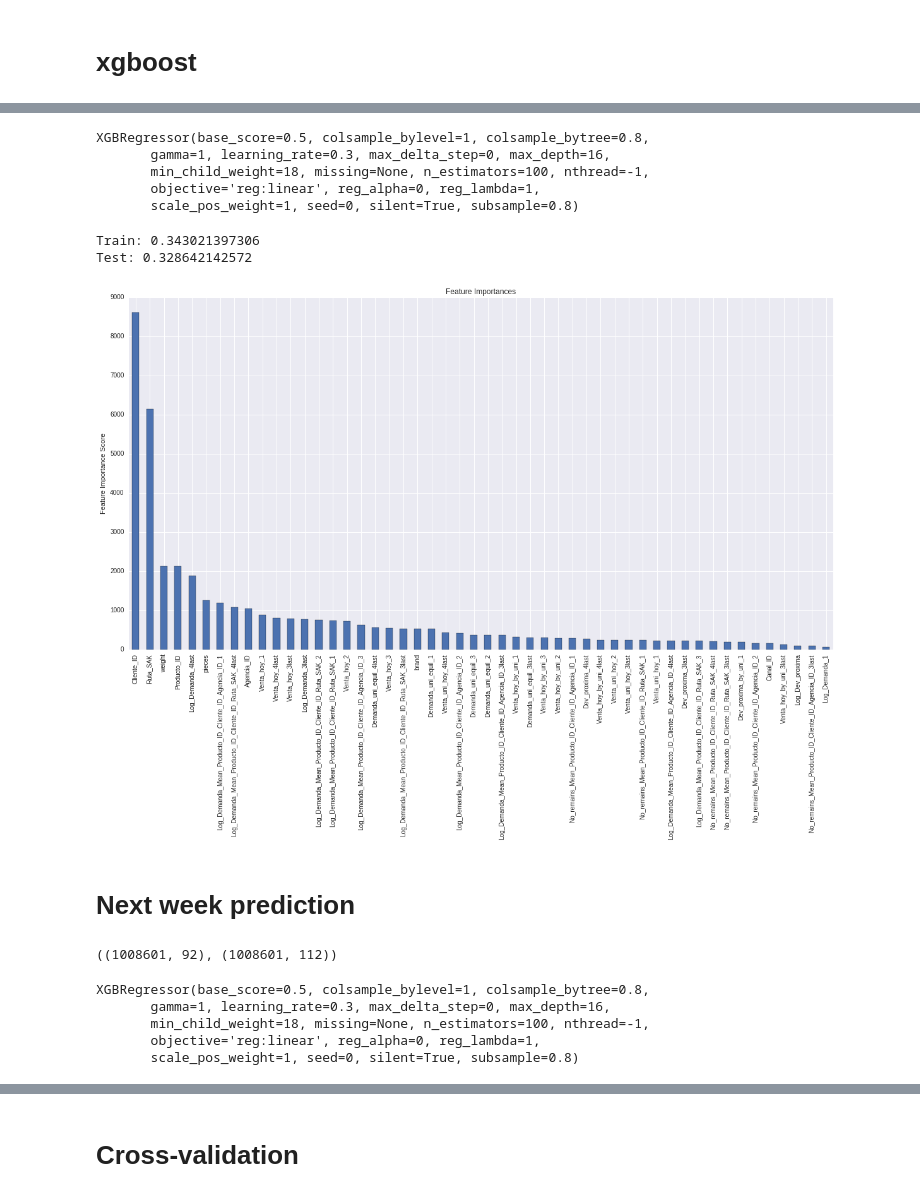
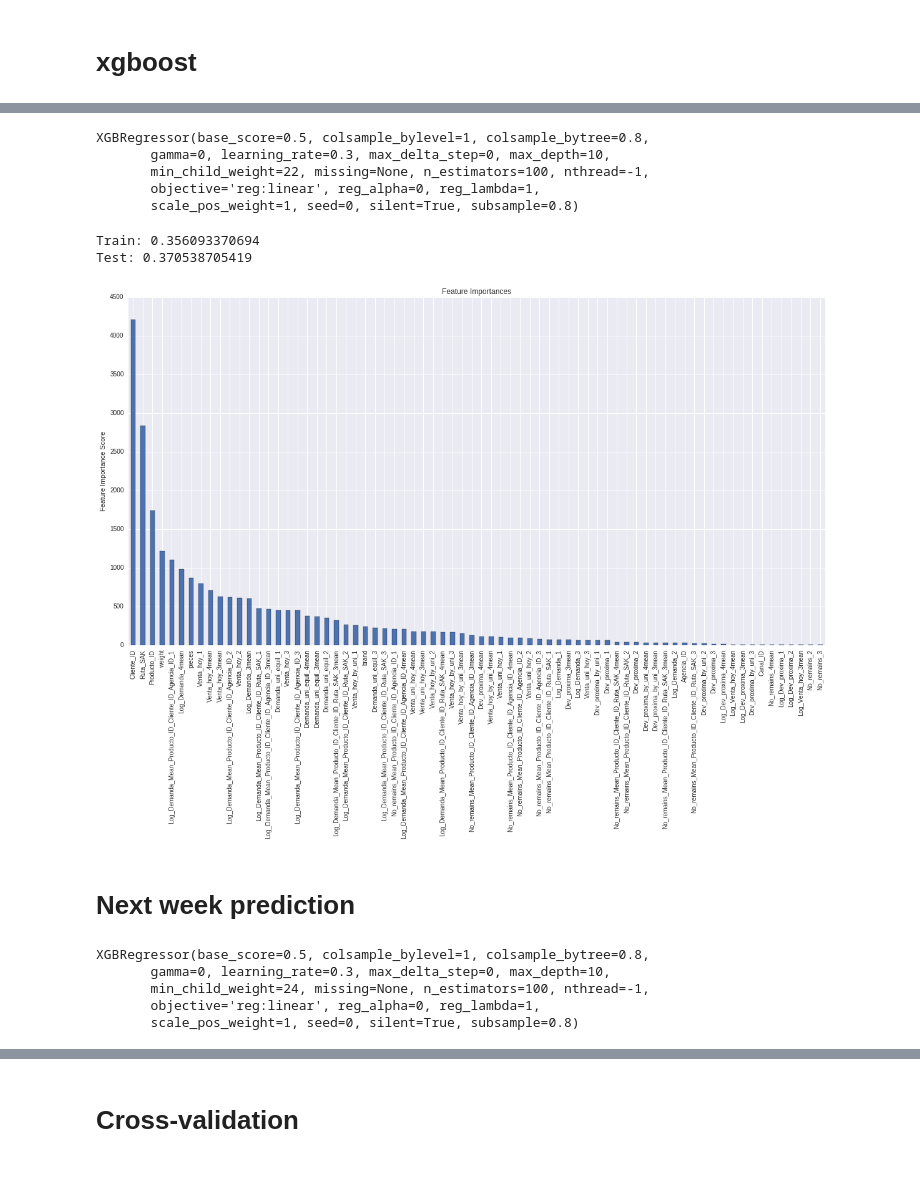
Before and after one commit to ValIlya/KB, a Jupyter notebook: models/xgboost_v2.ipynb, the cells around one changed output, grey strips where cells are left out. Cells and saved outputs as stored; diff of their text form; code cells hidden in the pictures.

Commit message:
xgboost data load update

```diff
--- a/models/xgboost_v2.ipynb
+++ b/models/xgboost_v2.ipynb
@@ -26,5 +21,5 @@ feat_week11 = list(feat_imp_week11[:50].index)
 # %%
-data_train = pd.read_csv('train_MORELOS.csv')
-print(data_train.shape)
-data_train.head()
+data = pd.read_csv('train_Queretaro de Arteaga.csv')
+print(data.shape)
+data.head()
 # %% [output]
@@ -47,6 +41,15 @@ data_for_model = data_train.drop([u'Town', u'State', u'Venta_uni_hoy', u'Venta_h
 # %%
-X_train = data_for_model.loc[3:7,:].drop('Log_Demanda', axis=1)
-y_train = data_for_model.loc[3:7,:]['Log_Demanda']
-X_test = data_for_model.loc[8:9,:].drop('Log_Demanda', axis=1)
-y_test = data_for_model.loc[8:9,:]['Log_Demanda']
-X_train.head()
+X_train_week8 = data.loc[3:7,:].drop('Log_Demanda', axis=1)
+y_train = data.loc[3:7,:]['Log_Demanda']
+
+X_test_week8 = data.loc[8:9,:].drop('Log_Demanda', axis=1)
+y_test_week8 = data.loc[8:9,:]['Log_Demanda']
+
+del data
+
+X_train_week9 = X_train_week8[[col for col in X_train_week8.columns if '_1' != col[-2:]]]
+X_test_week9 = X_test_week8.loc[9, :][[col for col in X_test_week8.columns if '_1' != col[-2:]]]
+
+y_test_week9 = y_test_week8[9]
+y_test_week8 = y_test_week8[8]
+X_test_week8 = X_test_week8.loc[8, :]
@@ -81,34 +82,34 @@ def plot_feature_importances(xgb_model):
     feat_imp.plot(kind='bar', title='Feature Importances')
     plt.ylabel('Feature Importance Score')
 # %%
-# param = clf.best_params_
 param = {
  'learning_rate': 0.3,
- 'gamma': 1,
- 'max_depth': 16,
- 'min_child_weight': 18,
+ 'gamma': 0,
+ 'max_depth': 10,
+ 'min_child_weight': 22,
  'n_estimators': 100,
  'subsample': 0.8,
  'colsample_bytree': 0.8
 }
 
-xgb_model = xgb.XGBRegressor()
-xgb_model.set_params(**param)
+xgb_model_week8 = xgb.XGBRegressor()
+xgb_model_week8.set_params(**param)
 
-xgb_model.fit(X_train[feat_week10], y_train)
+xgb_model_week8.fit(X_train_week8, y_train)
 # %% [output]
 XGBRegressor(base_score=0.5, colsample_bylevel=1, colsample_bytree=0.8,
-       gamma=1, learning_rate=0.3, max_delta_step=0, max_depth=16,
-       min_child_weight=18, missing=None, n_estimators=100, nthread=-1,
+       gamma=0, learning_rate=0.3, max_delta_step=0, max_depth=10,
+       min_child_weight=22, missing=None, n_estimators=100, nthread=-1,
        objective='reg:linear', reg_alpha=0, reg_lambda=1,
        scale_pos_weight=1, seed=0, silent=True, subsample=0.8)
 # %%
-plot_feature_importances(xgb_model)
+plot_feature_importances(xgb_model_week8)
 
-print('Train:', np.sqrt(mean_squared_error(y_train, xgb_model.predict(X_train[feat_week10]))))
-print('Test:', np.sqrt(mean_squared_error(y_test, xgb_model.predict(X_test[feat_week10]))))
+print('Train:', np.sqrt(mean_squared_error(y_train, xgb_model_week8.predict(X_train_week8))))
+print('Test:', np.sqrt(mean_squared_error(y_test_week8,
+                                          xgb_model_week8.predict(X_test_week8))))
 # %% [output]
-Train: 0.343021397306
-Test: 0.328642142572
+Train: 0.356093370694
+Test: 0.370538705419
-[figure, old version]
+[figure, new version]
 # %%
@@ -116,31 +117,25 @@ feat_imp_week10 = pd.Series(xgb_model.booster().get_fscore()).sort_values(ascend
 #feat_imp_week10.to_csv('feat_imp_week10_xgboost_release_v02.csv')
 # %% [markdown]
 # Next week prediction
-# %%
-X_train2 = X_train[[col for col in X_train.columns if '_1' != col[-2:]]]
-X_test2 = X_test[[col for col in X_test.columns if '_1' != col[-2:]]]
-X_train2.shape, X_train.shape
-# %% [output]
-((1008601, 92), (1008601, 112))
 # %%
 param = {
  'learning_rate': 0.3,
- 'gamma': 1,
- 'max_depth': 16,
- 'min_child_weight': 18,
+ 'gamma': 0,
+ 'max_depth': 10,
+ 'min_child_weight': 24,
  'n_estimators': 100,
  'subsample': 0.8,
  'colsample_bytree': 0.8
 }
 
-xgb_model2 = xgb.XGBRegressor()
-xgb_model2.set_params(**param)
+xgb_model_week9 = xgb.XGBRegressor()
+xgb_model_week9.set_params(**param)
 
-xgb_model2.fit(X_train2[feat_week11], y_train)
+xgb_model_week9.fit(X_train_week9, y_train)
 # %% [output]
 XGBRegressor(base_score=0.5, colsample_bylevel=1, colsample_bytree=0.8,
-       gamma=1, learning_rate=0.3, max_delta_step=0, max_depth=16,
-       min_child_weight=18, missing=None, n_estimators=100, nthread=-1,
+       gamma=0, learning_rate=0.3, max_delta_step=0, max_depth=10,
+       min_child_weight=24, missing=None, n_estimators=100, nthread=-1,
        objective='reg:linear', reg_alpha=0, reg_lambda=1,
        scale_pos_weight=1, seed=0, silent=True, subsample=0.8)
 # %%
```
Also changed, not shown: parts of 16 cells of this notebook.
